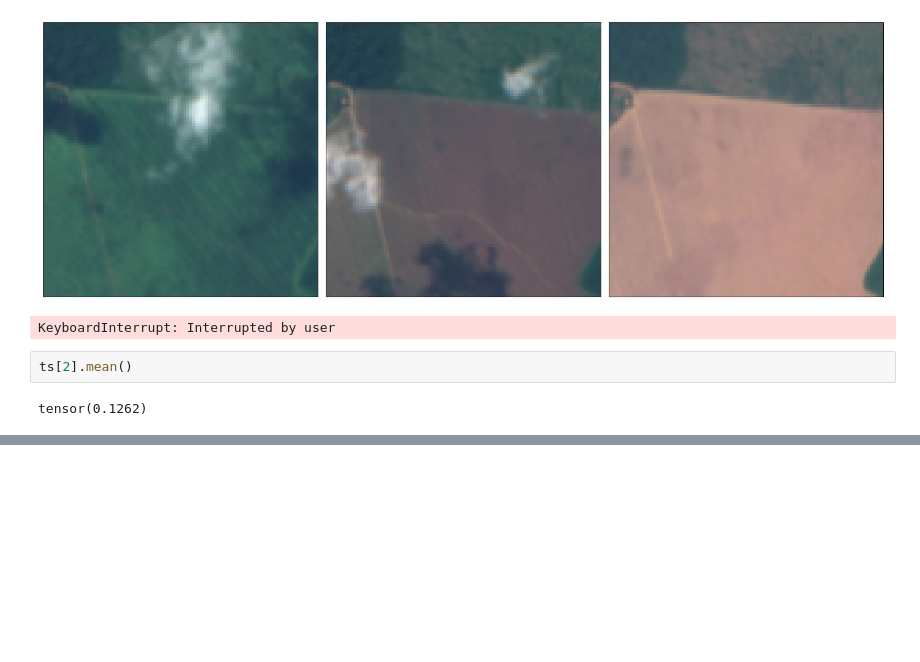
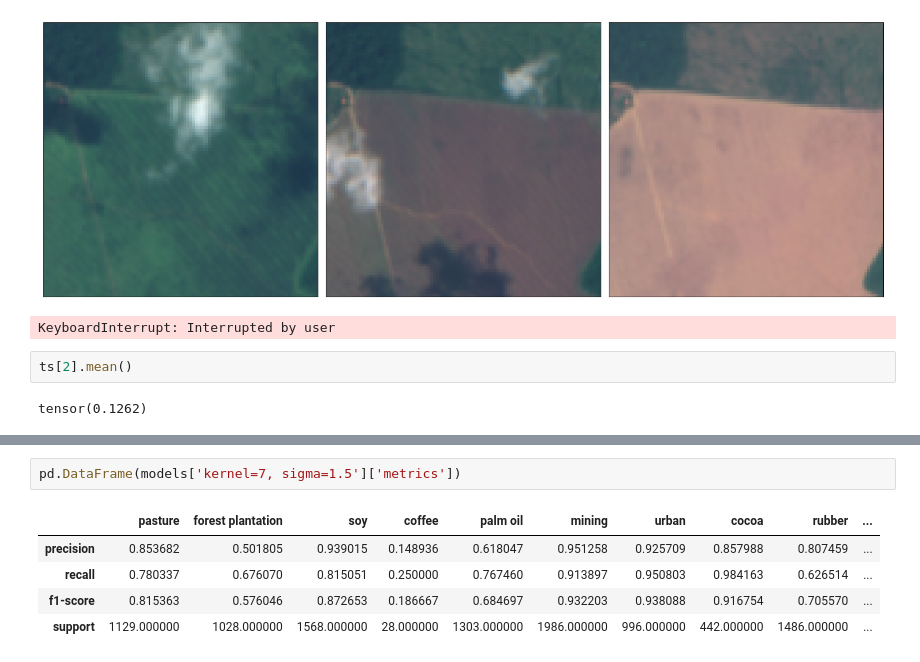
Before and after one commit to janpisl/location-encoding, a Jupyter notebook: notebooks/inspect-predictions-tmf.ipynb, the cells around one changed output, grey strips where cells are left out. Drawn from its saved outputs; the diff is of its cells as text; blank space fills up the shorter version.

```diff
--- a/notebooks/inspect-predictions-tmf.ipynb
+++ b/notebooks/inspect-predictions-tmf.ipynb
@@ -268,0 +355,8 @@ tensor(0.1262)
+# %%
+pd.DataFrame(models['kernel=7, sigma=1.5']['metrics'])
+# %% [output]
+|  | pasture | forest plantation | soy | coffee | palm oil | mining | urban | cocoa | rubber | ... |
+| precision | 0.853682 | 0.501805 | 0.939015 | 0.148936 | 0.618047 | 0.951258 | 0.925709 | 0.857988 | 0.807459 | ... |
+| recall | 0.780337 | 0.676070 | 0.815051 | 0.250000 | 0.767460 | 0.913897 | 0.950803 | 0.984163 | 0.626514 | ... |
+| f1-score | 0.815363 | 0.576046 | 0.872653 | 0.186667 | 0.684697 | 0.932203 | 0.938088 | 0.916754 | 0.705570 | ... |
+| support | 1129.000000 | 1028.000000 | 1568.000000 | 28.000000 | 1303.000000 | 1986.000000 | 996.000000 | 442.000000 | 1486.000000 | ... |
```
Also changed, not shown: parts of 16 cells of this notebook, 5 other files.
